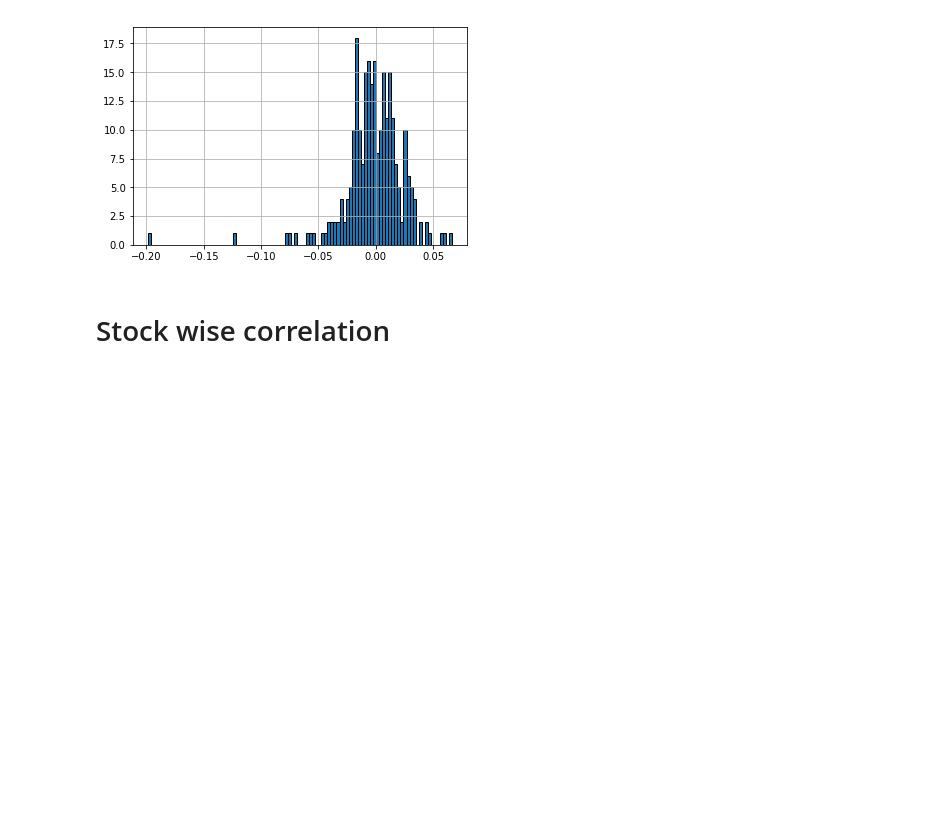
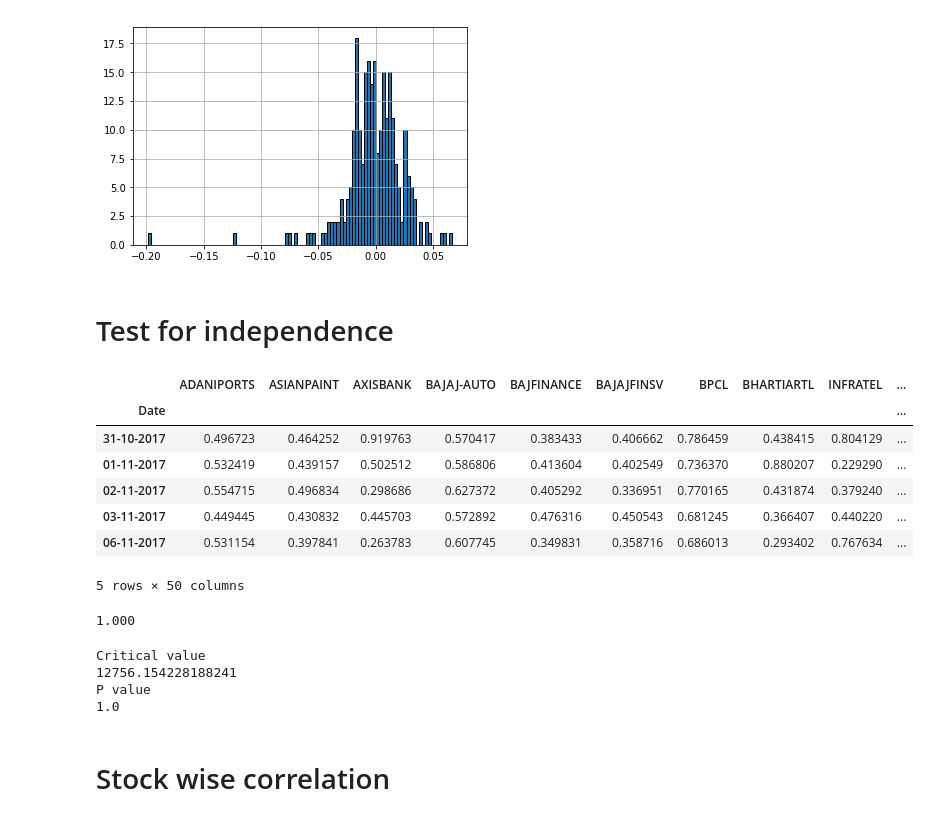
Before and after one commit to magnacore/NIFTY50-52-week-Correlation-Analysis, a Jupyter notebook: NIFTY50 Correlation 52 week/NIFTY50 Correlation Matrix.ipynb, the cells around one changed output. Drawn from its saved outputs; the diff is of its cells as text; code cells hidden in the pictures; blank space fills up the shorter version.

Commit message:
chi squared test for independence

```diff
--- a/NIFTY50 Correlation 52 week/NIFTY50 Correlation Matrix.ipynb
+++ b/NIFTY50 Correlation 52 week/NIFTY50 Correlation Matrix.ipynb
@@ -171,3 +180,25 @@ daily_percent_change['BPCL'].hist(bins=100)
 # %% [output]
 <matplotlib.axes._subplots.AxesSubplot at 0x...>
 [figure]
+# %% [markdown]
+# Test for independence
+# %%
+from sklearn.preprocessing import MinMaxScaler
+
+#Normalize the daily percent returns between 0 and 1
+scaler = MinMaxScaler(feature_range=(0, 1))
+scaled_values = scaler.fit_transform(daily_percent_change)
+
+daily_percent_change_normalized = daily_percent_change.copy()
+daily_percent_change_normalized.loc[:,:] = scaled_values
+# %%
+daily_percent_change_normalized.head()
+# %% [output]
+|  | ADANIPORTS | ASIANPAINT | AXISBANK | BAJAJ-AUTO | BAJFINANCE | BAJAJFINSV | BPCL | BHARTIARTL | INFRATEL | ... |
+| Date |  |  |  |  |  |  |  |  |  | ... |
+| 31-10-2017 | 0.496723 | 0.464252 | 0.919763 | 0.570417 | 0.383433 | 0.406662 | 0.786459 | 0.438415 | 0.804129 | ... |
+| 01-11-2017 | 0.532419 | 0.439157 | 0.502512 | 0.586806 | 0.413604 | 0.402549 | 0.736370 | 0.880207 | 0.229290 | ... |
+| 02-11-2017 | 0.554715 | 0.496834 | 0.298686 | 0.627372 | 0.405292 | 0.336951 | 0.770165 | 0.431874 | 0.379240 | ... |
+| 03-11-2017 | 0.449445 | 0.430832 | 0.445703 | 0.572892 | 0.476316 | 0.450543 | 0.681245 | 0.366407 | 0.440220 | ... |
+| 06-11-2017 | 0.531154 | 0.397841 | 0.263783 | 0.607745 | 0.349831 | 0.358716 | 0.686013 | 0.293402 | 0.767634 | ... |
+5 rows × 50 columns
@@ -173,0 +212,24 @@ daily_percent_change['BPCL'].hist(bins=100)
+# %%
+print(format(p_value, '.3f'))
+
+# Fail to reject the null hypothesis
+# %% [output]
+1.000
+# %%
+# Confidence Interval Based Approach
+
+crit = stats.chi2.ppf(q = 0.95, # Find the critical value for 95% confidence*
+                      df = dof)
+
+print("Critical value")
+print(crit)
+
+p_value = 1 - stats.chi2.cdf(x=Chi_Statistic,  # Find the p-value
+                             df=dof)
+print("P value")
+print(p_value)
+# %% [output]
+Critical value
+12756.154228188241
+P value
+1.0
```
Also changed, not shown: parts of 7 cells of this notebook.
